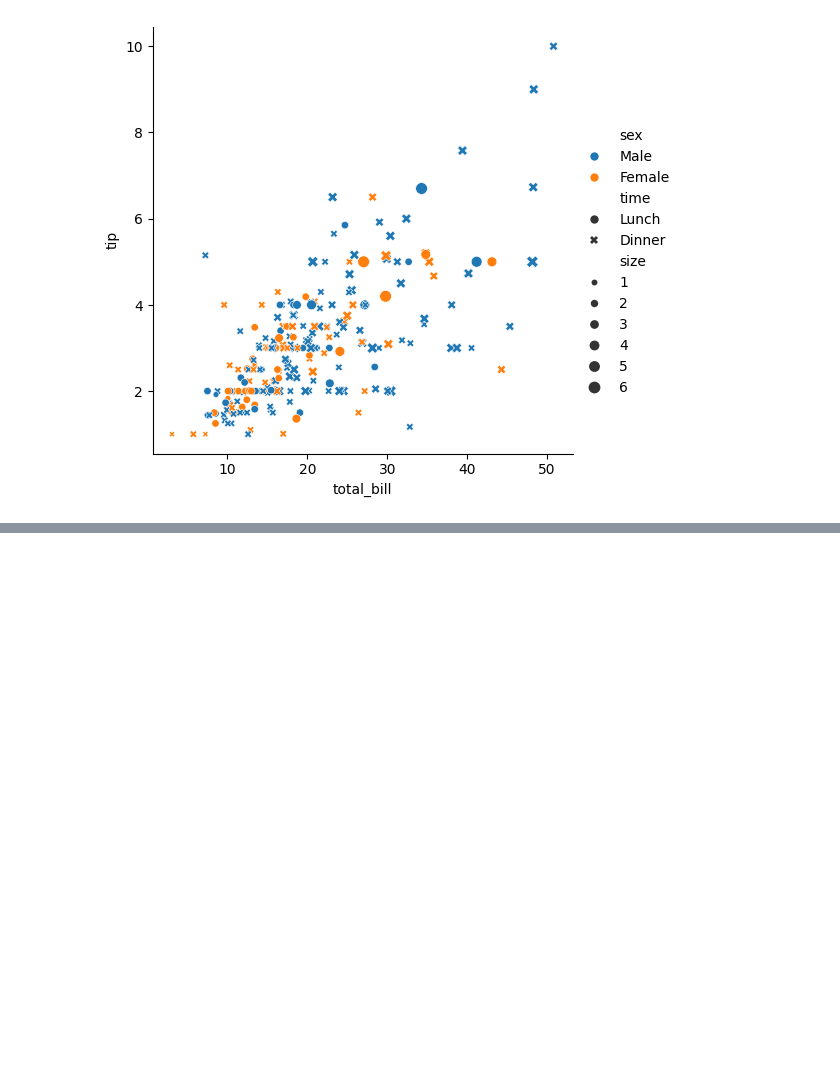
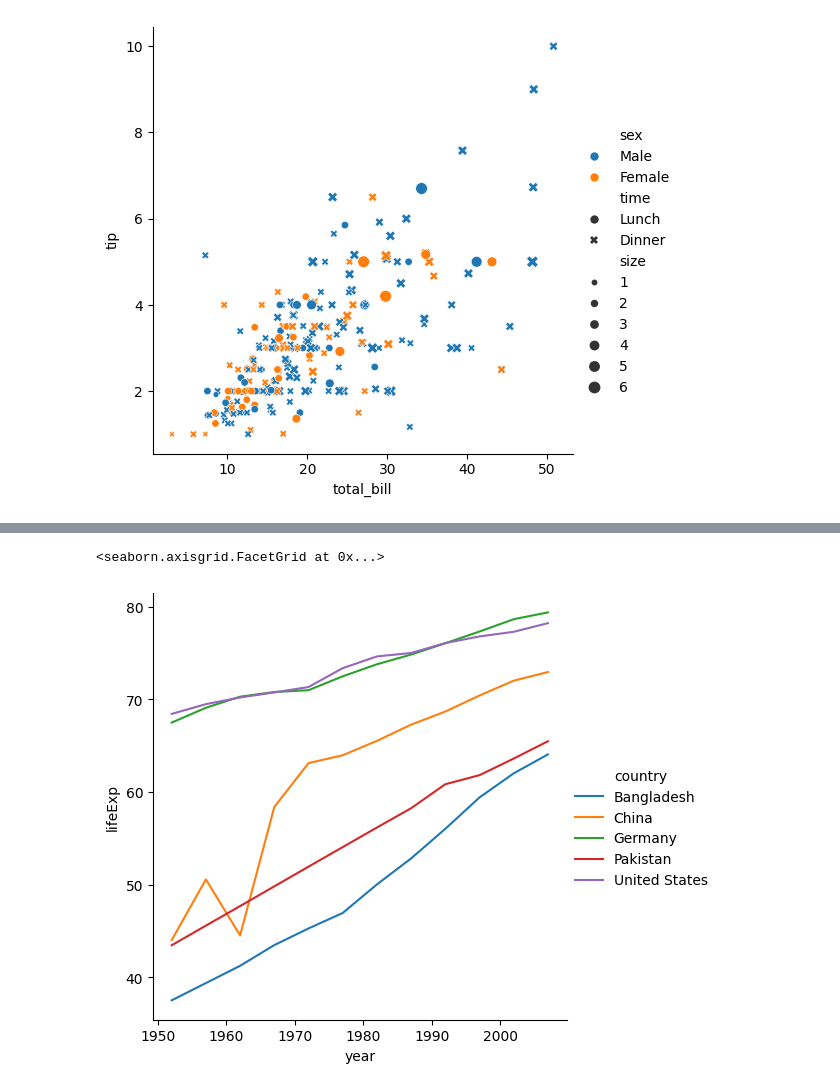
Before and after one commit to mohammadkhorshed/python-practice, a Jupyter notebook: seaborn/seaborn_learning.ipynb, the cells around one changed output, grey strips where cells are left out. Saved outputs shown, nothing was run; the diff lists cells and outputs as text; code cells hidden in the pictures; blank space fills up the shorter version.

```diff
--- a/seaborn/seaborn_learning.ipynb
+++ b/seaborn/seaborn_learning.ipynb
@@ -67,0 +119,3 @@ sns.relplot(data=tips, x='total_bill', y='tip', hue='sex', style='time', size='s
+# %%
+temp_df = gap[gap['country'].isin(['Bangladesh', 'Pakistan', 'China', 'United States', 'Germany'])]
+temp_df.head()
@@ -67,0 +129,5 @@ sns.relplot(data=tips, x='total_bill', y='tip', hue='sex', style='time', size='s
+# %%
+sns.relplot(kind='line', data=temp_df, x='year', y='lifeExp', hue='country')
+# %% [output]
+<seaborn.axisgrid.FacetGrid at 0x...>
+[figure, added]
```
Also changed, not shown: parts of 8 cells of this notebook.
